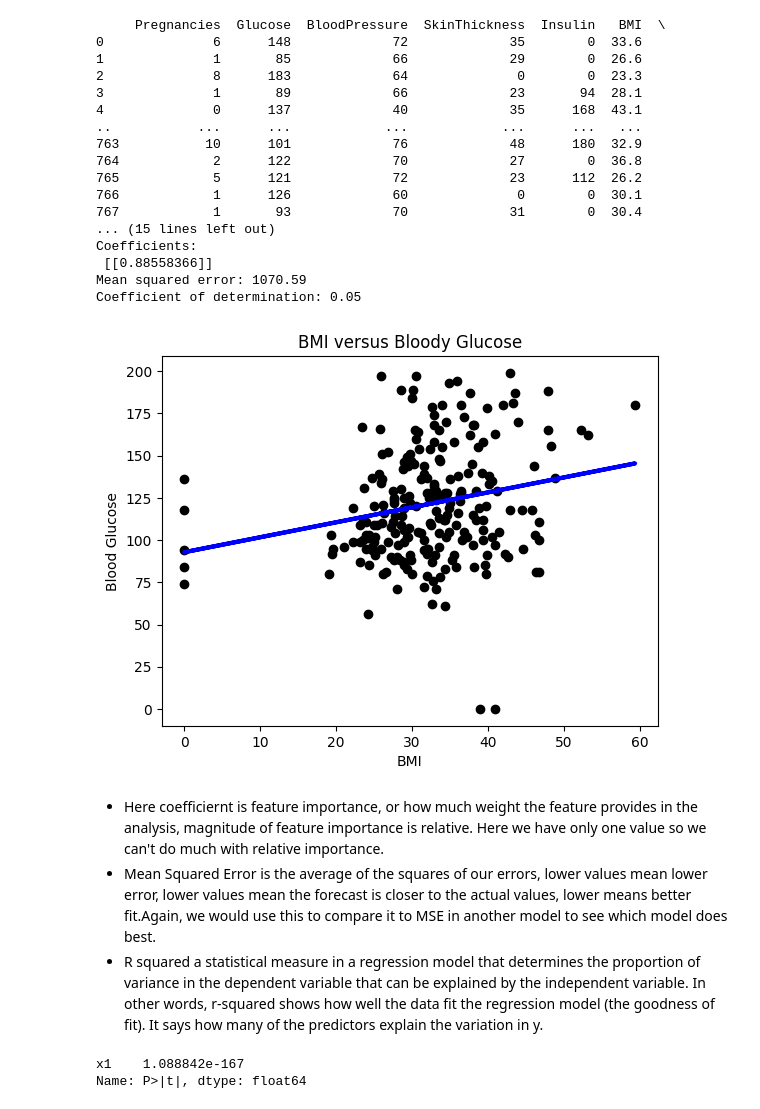
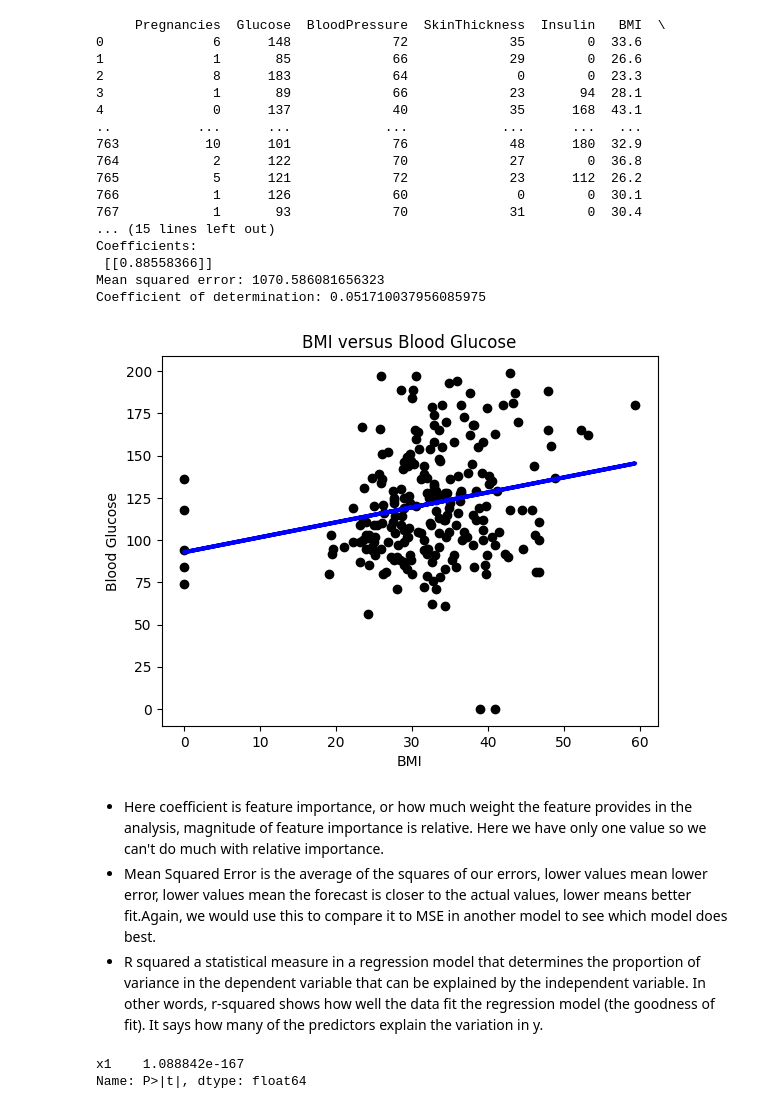
Before and after one commit to data-to-insight/D2I-Jupyter-Notebook-Tools, a Jupyter notebook: ml-data science tutorials/regression.ipynb, the cells around one changed output. Saved outputs shown, nothing was run; the diff lists cells and outputs as text; code cells hidden in the pictures.

Commit message:
Completing regression exercise

```diff
--- a/ml-data science tutorials/regression.ipynb
+++ b/ml-data science tutorials/regression.ipynb
@@ -6,7 +6,7 @@ from sklearn import datasets, linear_model
 from sklearn.model_selection import train_test_split
 from sklearn.metrics import mean_squared_error, r2_score
 
-import seaborn as sns
+import seaborn as sns # Easier syntax for writing matplotlib
 import matplotlib.pyplot as plt
 
 df = pd.read_csv('/workspaces/D2I-Jupyter-Notebook-Tools/ml-data science tutorials/data/diabetes.csv')
@@ -17,7 +17,7 @@ X = df['BMI'].to_numpy().reshape(-1, 1)
 
 X_train, X_test, y_train, y_test = train_test_split(X, y, test_size=0.3, random_state=1)
 
-regr = linear_model.LinearRegression()
+regr = linear_model.LinearRegression() # This is a class - a way of storing functions and data in the same object. "Regr" is an instance of this class.
 
 regr.fit(X_train, y_train)
 
@@ -27,41 +27,41 @@ y_pred = regr.predict(X_test)
 # The coefficients
 print("Coefficients: \n", regr.coef_)
 # The mean squared error
-print("Mean squared error: %.2f" % mean_squared_error(y_test, y_pred))
+print(f"Mean squared error: {mean_squared_error(y_test, y_pred)}")
 # The coefficient of determination: 1 is perfect prediction
-print("Coefficient of determination: %.2f" % r2_score(y_test, y_pred))
+print(f"Coefficient of determination: {r2_score(y_test, y_pred)}")
 
 # Plot outputs
 plt.scatter(X_test, y_test, color="black")
 plt.plot(X_test, y_pred, color="blue", linewidth=3)
 
 plt.xlabel('BMI')
 plt.ylabel('Blood Glucose')
 
-plt.title('BMI versus Bloody Glucose')
+plt.title('BMI versus Blood Glucose')
 
 plt.show()
 # %% [output]
      Pregnancies  Glucose  BloodPressure  SkinThickness  Insulin   BMI  \
 0              6      148             72             35        0  33.6
 1              1       85             66             29        0  26.6
 2              8      183             64              0        0  23.3
 3              1       89             66             23       94  28.1
 4              0      137             40             35      168  43.1
 ..           ...      ...            ...            ...      ...   ...
 763           10      101             76             48      180  32.9
 764            2      122             70             27        0  36.8
 765            5      121             72             23      112  26.2
 766            1      126             60              0        0  30.1
 767            1       93             70             31        0  30.4
 ... (15 lines left out)
 Coefficients:
  [[0.88558366]]
-Mean squared error: 1070.59
-Coefficient of determination: 0.05
+Mean squared error: 1070.586081656323
+Coefficient of determination: 0.051710037956085975
-[figure, old version]
+[figure, new version]
 # %% [markdown]
-* Here coefficiernt is feature importance, or how much weight the feature provides in the analysis, magnitude of feature importance is relative. Here we have only one value so we can't do much with relative importance.
+* Here coefficient is feature importance, or how much weight the feature provides in the analysis, magnitude of feature importance is relative. Here we have only one value so we can't do much with relative importance.
 * Mean Squared Error is the average of the squares of our errors, lower values mean lower error, lower values mean the forecast is closer to the actual values, lower means better fit.Again, we would use this to compare it to MSE in another model to see which model does best.
 * R squared a statistical measure in a regression model that determines the proportion of variance in the dependent variable that can be explained by the independent variable. In other words, r-squared shows how well the data fit the regression model (the goodness of fit). It says how many of the predictors explain the variation in y.
 # %%
```
Also changed, not shown: parts of 3 cells of this notebook, 3 other files.
